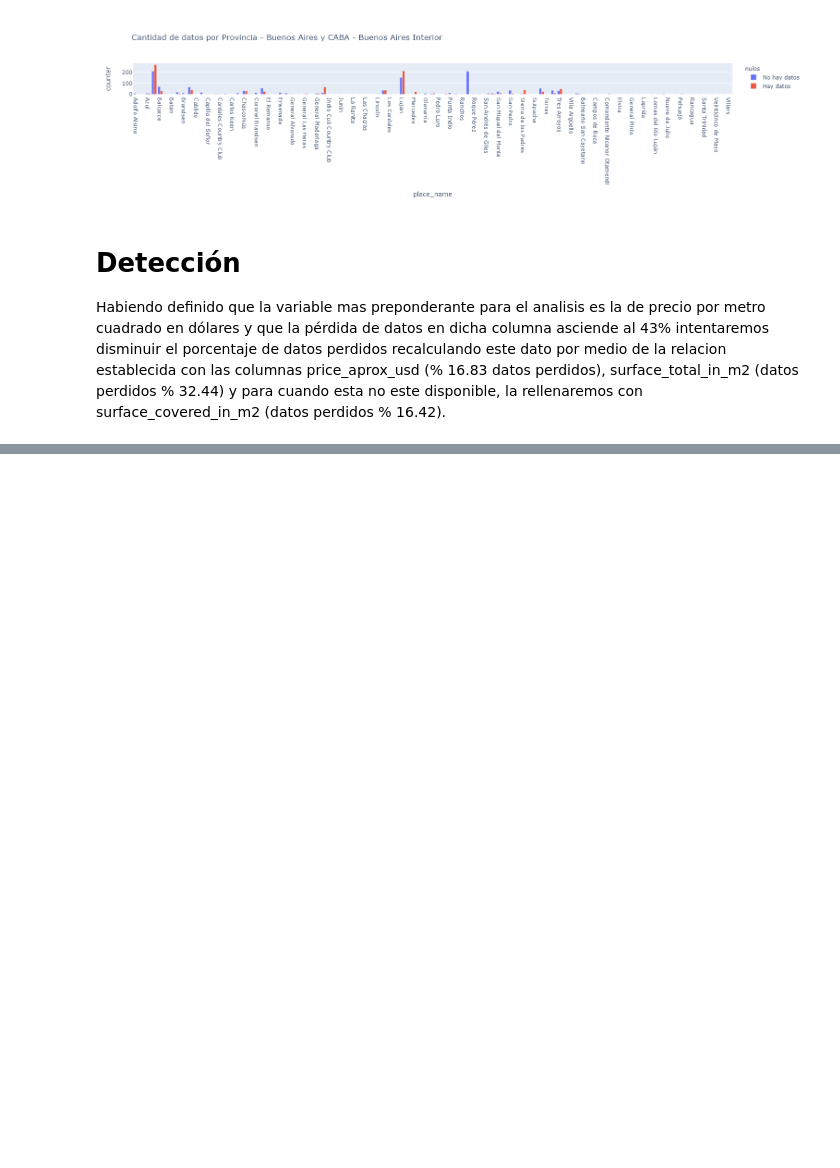
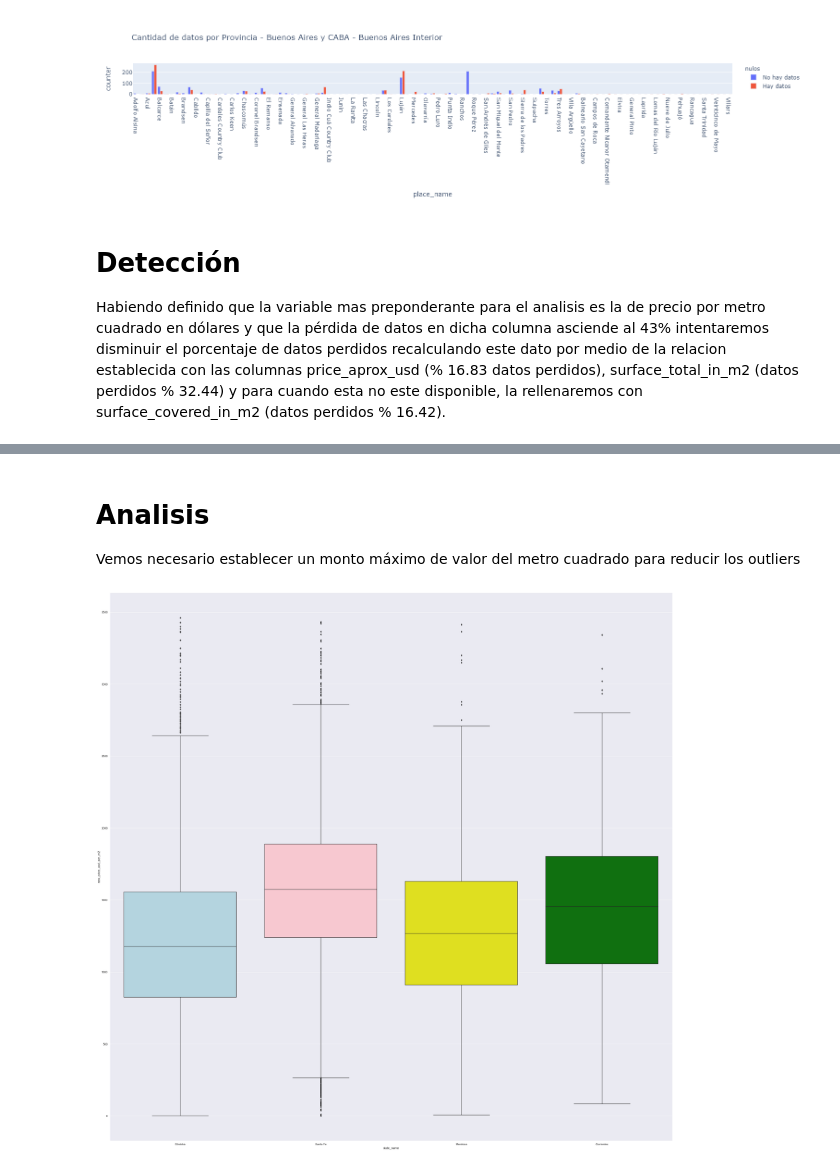
Before and after one commit to giustipatricio/grupo4-1120_ed_13, a Jupyter notebook: Nuevo_notebook.ipynb, the cells around one changed output, grey strips where cells are left out. Drawn from its saved outputs; the diff is of its cells as text; code cells hidden in the pictures; blank space fills up the shorter version.

```diff
--- a/Nuevo_notebook.ipynb
+++ b/Nuevo_notebook.ipynb
@@ -499,0 +514,6 @@ Habiendo definido que la variable mas preponderante para el analisis es la de pr
+# %%
+#Creamos una columna que agrupa precios en dolares sin nulos y superficie total sin nulos y divide el primero por el segundo, sacando el valor
+#de un metro cuadrado de dicho inmueble.
+df['new_price_usd_per_m2'] = df['price_aprox_usd']/ df['surface_total_in_m2_clean']
+#en esta nueva columna, sabemos que los NaN y ceros, seran los numeros que no cuenten o con el valor en dolares o con superficie asignada
+df.head(3)
@@ -499,0 +526,11 @@ Habiendo definido que la variable mas preponderante para el analisis es la de pr
+# %%
+#Creamos una copia del dataframe, la se que slicea tomando los datos de superficie total salvados mayores a cero
+df_2 = df[df['surface_total_in_m2_clean'] > 1]
+#se genera una nueva columna con los datos de dolares / m2 salvados y mayores a cero
+df_2['new_price_usd_per_m2'] = df_2['price_aprox_usd']/ df_2['surface_total_in_m2_clean']
+#dropeo de nulos en la columna
+df_3 = df_2.dropna(subset=['new_price_usd_per_m2'])
+df_3.head(3)
+
+
+#print(df_2.shape,df.shape )
@@ -499,0 +677,17 @@ Habiendo definido que la variable mas preponderante para el analisis es la de pr
+# %% [markdown]
+# Analisis
+Vemos necesario establecer un monto máximo de valor del metro cuadrado para reducir los outliers
+# %%
+#establecemos que en los menores USD 3500 es donde los datos se encuentran mas concentrados
+df_4_provincias = df_3_provincias[df_3_provincias['new_price_usd_per_m2'] < 3500]
+#creamos una lista de las provincias con mayor cantidad de datos
+suburb_values = ['Córdoba', 'Santa Fe', 'Mendoza', 'Corrientes', 'Neuquen']
+data_suburb_mask = df_4_provincias.state_name.apply(lambda x: x in suburb_values)
+data_suburb = df_4_provincias.loc[data_suburb_mask, :]
+#seleccionamos colores
+palette_suburb = ["lightblue", "pink", "yellow", "green", "orange"]
+sns.boxplot("state_name", "new_price_usd_per_m2", data=data_suburb, palette = palette_suburb)
+#modificacmos tamaño
+sns.set(rc={'figure.figsize':(30,30)})
+# %% [output]
+[figure, added]
```
Also changed, not shown: parts of 26 cells of this notebook.
